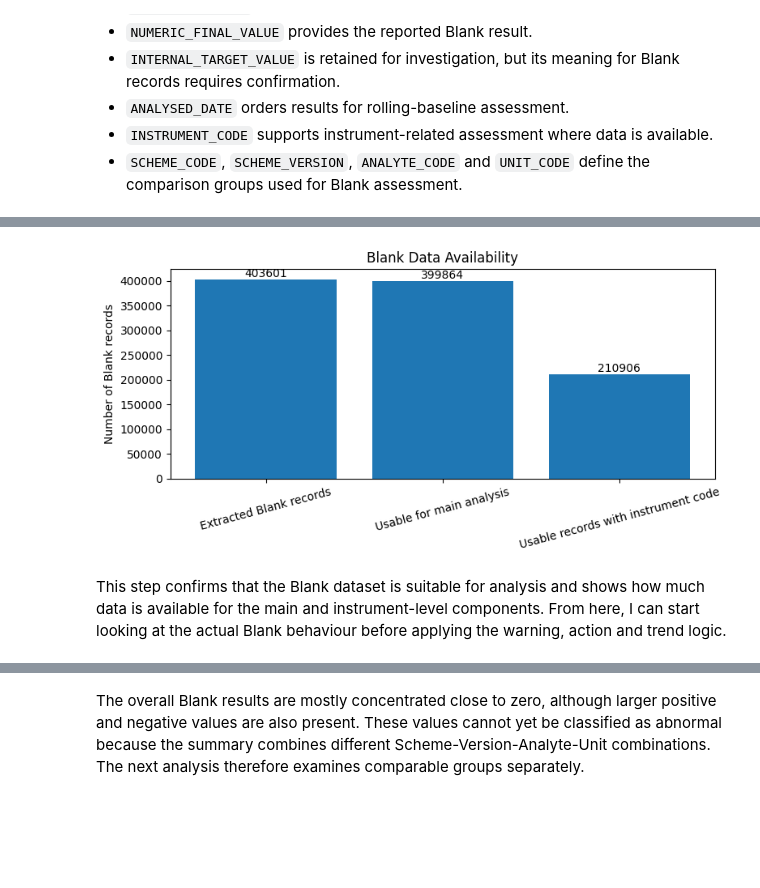
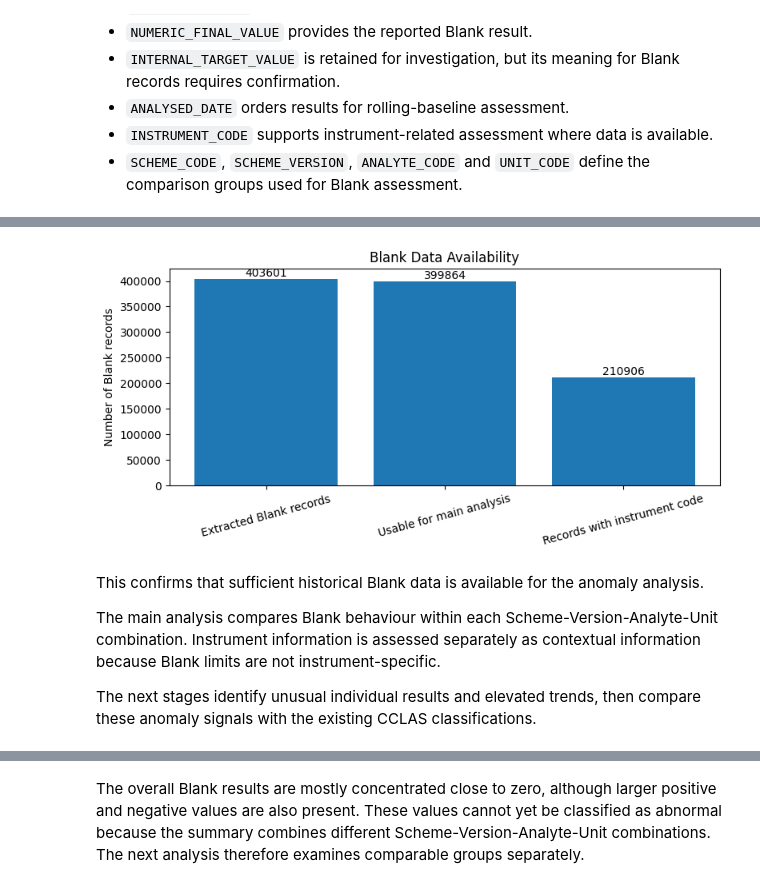
Before and after one commit to Jettiz/QUT-Capstone-Team-32-Datamine-QC-Quality-Control, a Jupyter notebook: notebooks/Blanks-Team32_TECHNICALLY_CORRECTED_code.ipynb, the cells around one changed output, grey strips where cells are left out. Drawn from its saved outputs; the diff is of its cells as text; code cells hidden in the pictures; blank space fills up the shorter version.

```diff
--- a/notebooks/Blanks-Team32_TECHNICALLY_CORRECTED_code.ipynb
+++ b/notebooks/Blanks-Team32_TECHNICALLY_CORRECTED_code.ipynb
@@ -359,25 +359,33 @@ Rows available for instrument-related assessment: 210906
 # %%
 # Show how many Blank records are available for each part of the analysis
 record_counts = {
     "Extracted Blank records": len(blank_df),
     "Usable for main analysis": len(analysis_df),
-    "Usable records with instrument code": analysis_df["INSTRUMENT_CODE"].notna().sum()
 }
+
+if "INSTRUMENT_CODE" in analysis_df.columns:
+    record_counts["Records with instrument code"] = (
+        analysis_df["INSTRUMENT_CODE"].notna().sum()
+    )
 
 plt.figure(figsize=(8, 4))
 bars = plt.bar(record_counts.keys(), record_counts.values())
 
 plt.ylabel("Number of Blank records")
 plt.title("Blank Data Availability")
 
 plt.bar_label(bars, fmt="%.0f")
 plt.xticks(rotation=15)
 plt.tight_layout()
 plt.show()
 # %% [output]
-[figure, old version]
+[figure, new version]
 # %% [markdown]
-This step confirms that the Blank dataset is suitable for analysis and shows how much data is available for the main and instrument-level components. From here, I can start looking at the actual Blank behaviour before applying the warning, action and trend logic.
+This confirms that sufficient historical Blank data is available for the anomaly analysis.
+
+The main analysis compares Blank behaviour within each Scheme-Version-Analyte-Unit combination. Instrument information is assessed separately as contextual information because Blank limits are not instrument-specific.
+
+The next stages identify unusual individual results and elevated trends, then compare these anomaly signals with the existing CCLAS classifications.
 # %% [markdown]
 ## 6. Exploratory analysis
 
```
Also changed, not shown: parts of 62 cells of this notebook.
